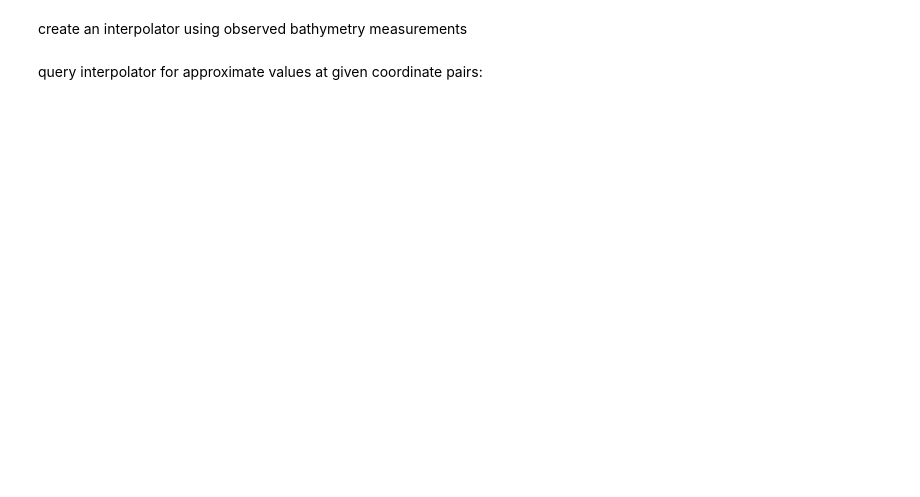
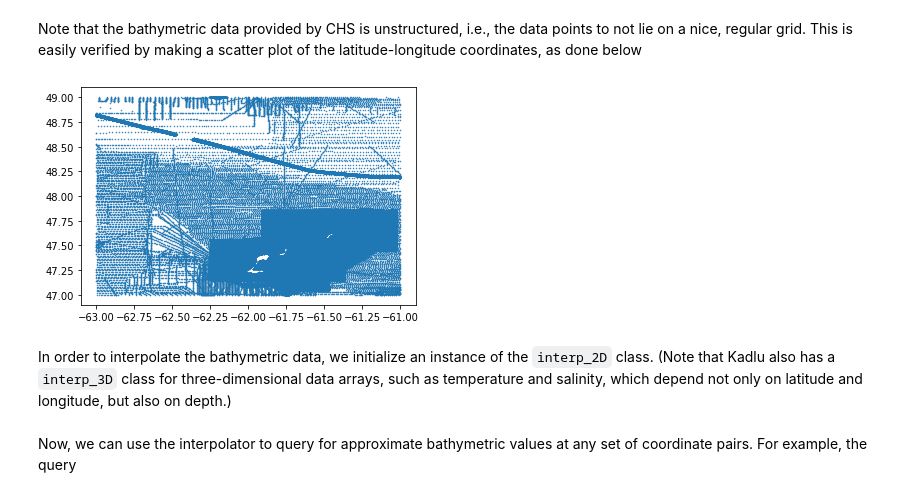
Before and after one commit to cxzhangqi/kadlu, a Jupyter notebook: docs/source/tutorials/interp_tutorial/interp_tutorial.ipynb, the cells around one changed output. Saved outputs shown, nothing was run; the diff lists cells and outputs as text; code cells hidden in the pictures; blank space fills up the shorter version.

Commit message:
added some extra text to interpolation tutorial

```diff
--- a/docs/source/tutorials/interp_tutorial/interp_tutorial.ipynb
+++ b/docs/source/tutorials/interp_tutorial/interp_tutorial.ipynb
@@ -12,3 +55,10 @@ bathy, lat, lon = chs().load_bathymetry(
-# %% [markdown]
-create an interpolator using observed bathymetry measurements
+# %% [markdown]
+Note that the bathymetric data provided by CHS is unstructured, i.e., the data points to not lie on a nice, regular grid. This is easily verified by making a scatter plot of the latitude-longitude coordinates, as done below
+# %%
+# plot lat-lon coordinates
+fig = plt.plot(lon, lat, '.', markersize=1)
+# %% [output]
+[figure, added]
+# %% [markdown]
+In order to interpolate the bathymetric data, we initialize an instance of the `interp_2D` class. (Note that Kadlu also has a `interp_3D` class for three-dimensional data arrays, such as temperature and salinity, which depend not only on latitude and longitude, but also on depth.)
 # %%
@@ -16,5 +66,5 @@ interpolator = interp_2D(values=bathy, lats=lat, lons=lon)
 # %% [markdown]
-query interpolator for approximate values at given coordinate pairs:
+Now, we can use the interpolator to query for approximate bathymetric values at any set of coordinate pairs. For example, the query
 # %%
 interpolator.interp(lat=[47.5, 48, 48.5], lon=[-62.5, -62, -61.5])
 # %% [output]
```
Also changed, not shown: parts of 11 cells of this notebook, 1 other file.
